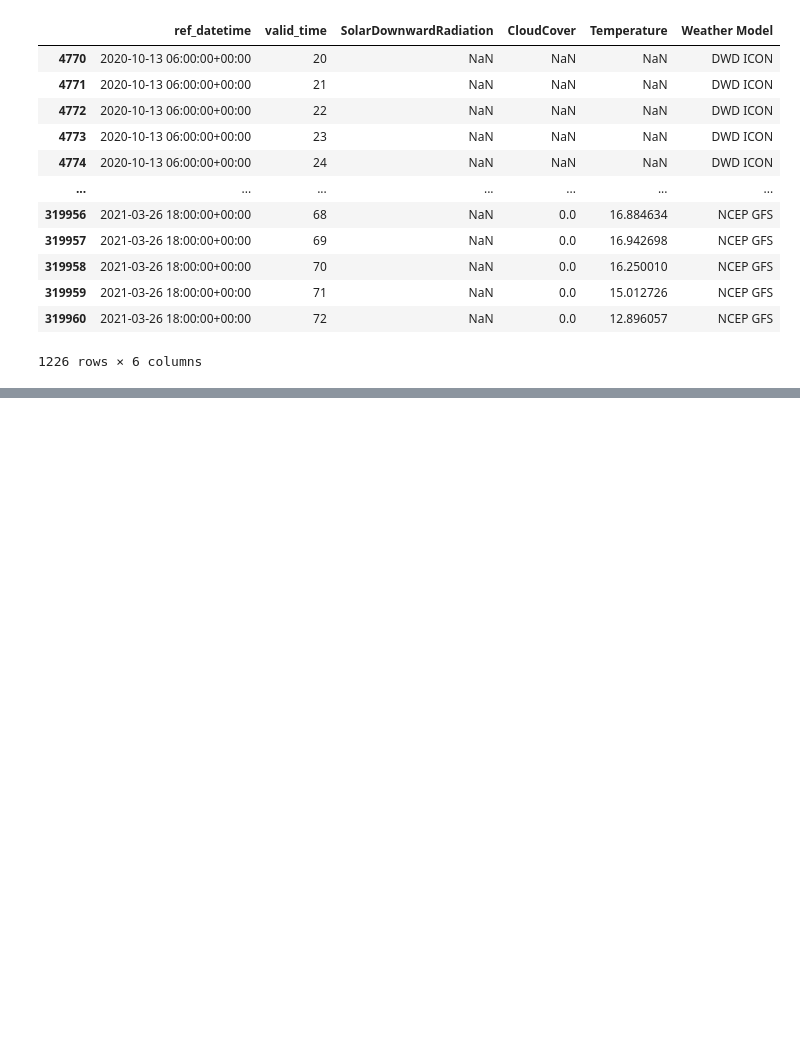
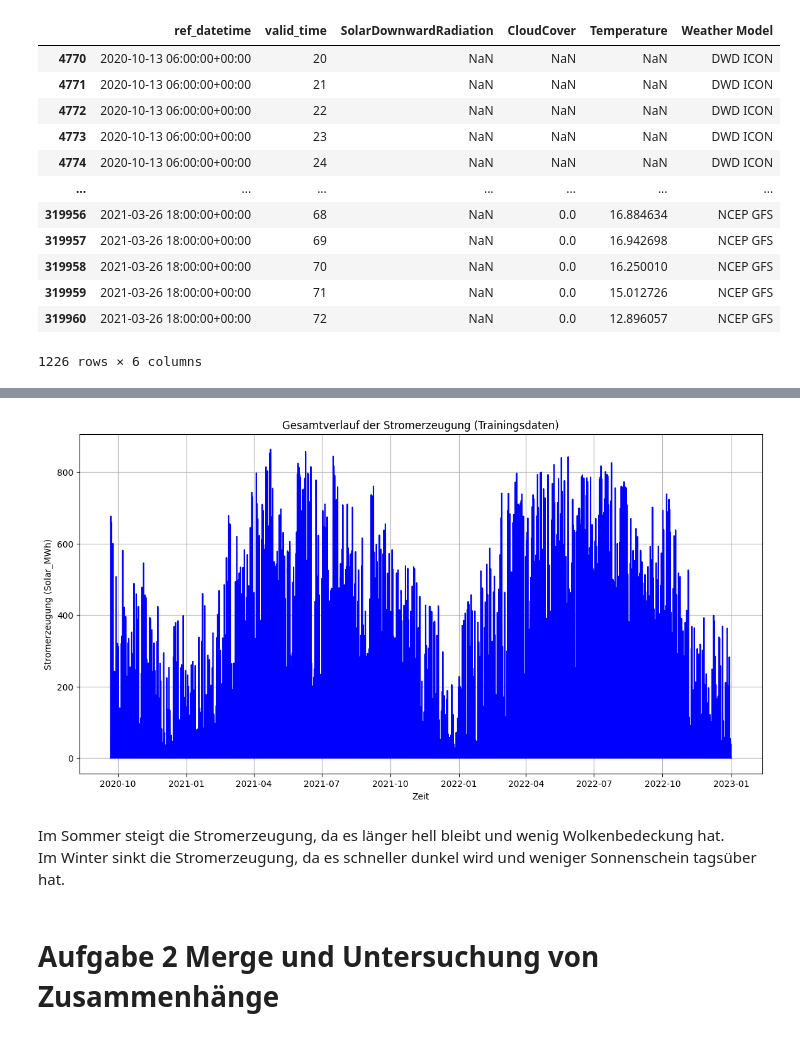
Before and after one commit to QMoWo/ML1-SolarForecasting_PowerRangers, a Jupyter notebook: Analyse_Training/test-Achim.ipynb, the cells around one changed output, grey strips where cells are left out. Saved outputs shown, nothing was run; the diff lists cells and outputs as text; code cells hidden in the pictures; blank space fills up the shorter version.

```diff
--- a/Analyse_Training/test-Achim.ipynb
+++ b/Analyse_Training/test-Achim.ipynb
@@ -189,0 +257,16 @@ df_forecasts[df_forecasts.SolarDownwardRadiation.isna()] # empfohlen
+# %%
+# 3. Gesamtverlauf visualisieren
+plt.figure(figsize=(14, 7))
+plt.plot(pd.to_datetime(df_train["dtm"]), df_train["Solar_MWh"], color="blue")
+plt.xlabel("Zeit")
+plt.ylabel("Stromerzeugung (Solar_MWh)")
+plt.title("Gesamtverlauf der Stromerzeugung (Trainingsdaten)")
+plt.grid()
+plt.show()
+# %% [output]
+[figure, added]
+# %% [markdown]
+Im Sommer steigt die Stromerzeugung, da es länger hell bleibt und wenig Wolkenbedeckung hat. <br>
+Im Winter sinkt die Stromerzeugung, da es schneller dunkel wird und weniger Sonnenschein tagsüber hat.
+# %% [markdown]
+# Aufgabe 2 Merge und Untersuchung von Zusammenhänge
```
Also changed, not shown: parts of 23 cells of this notebook.
